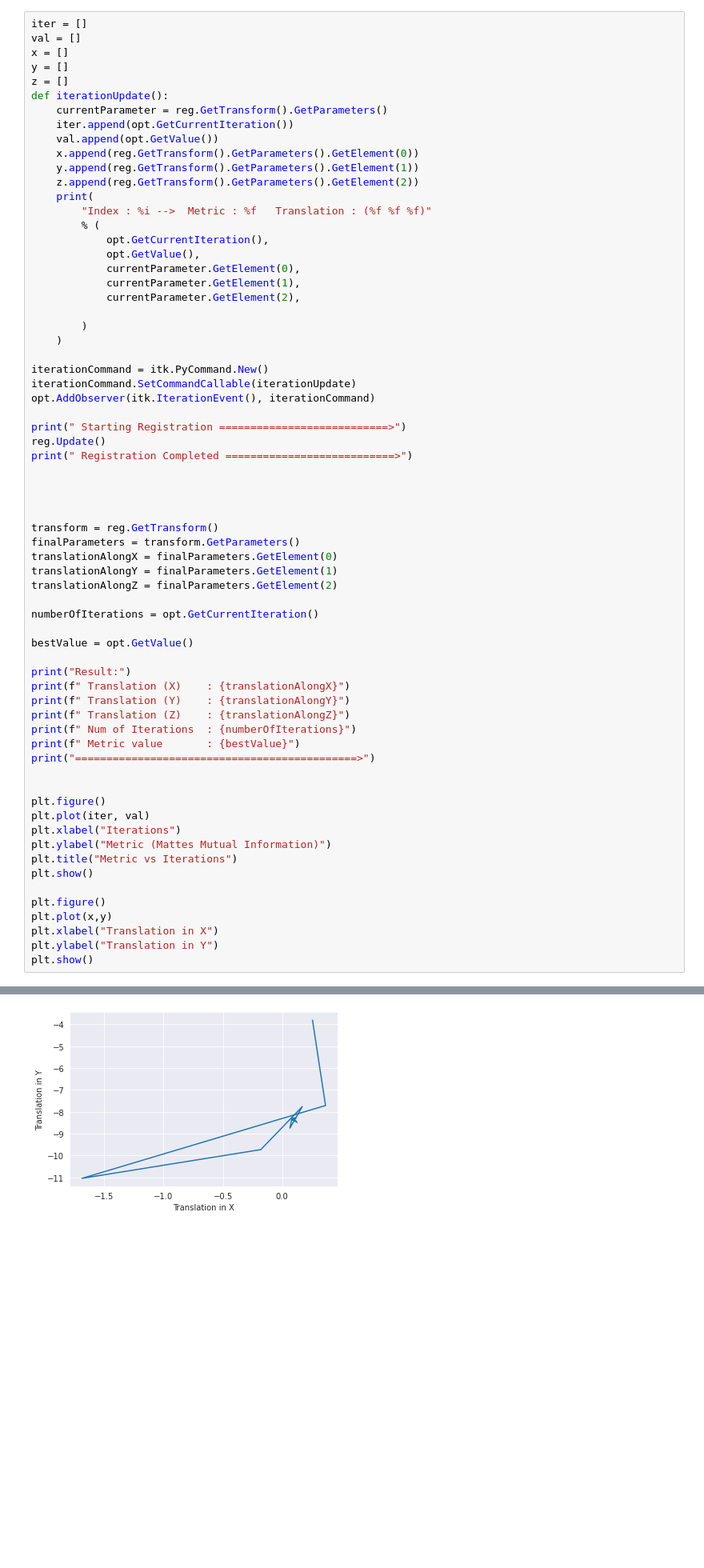
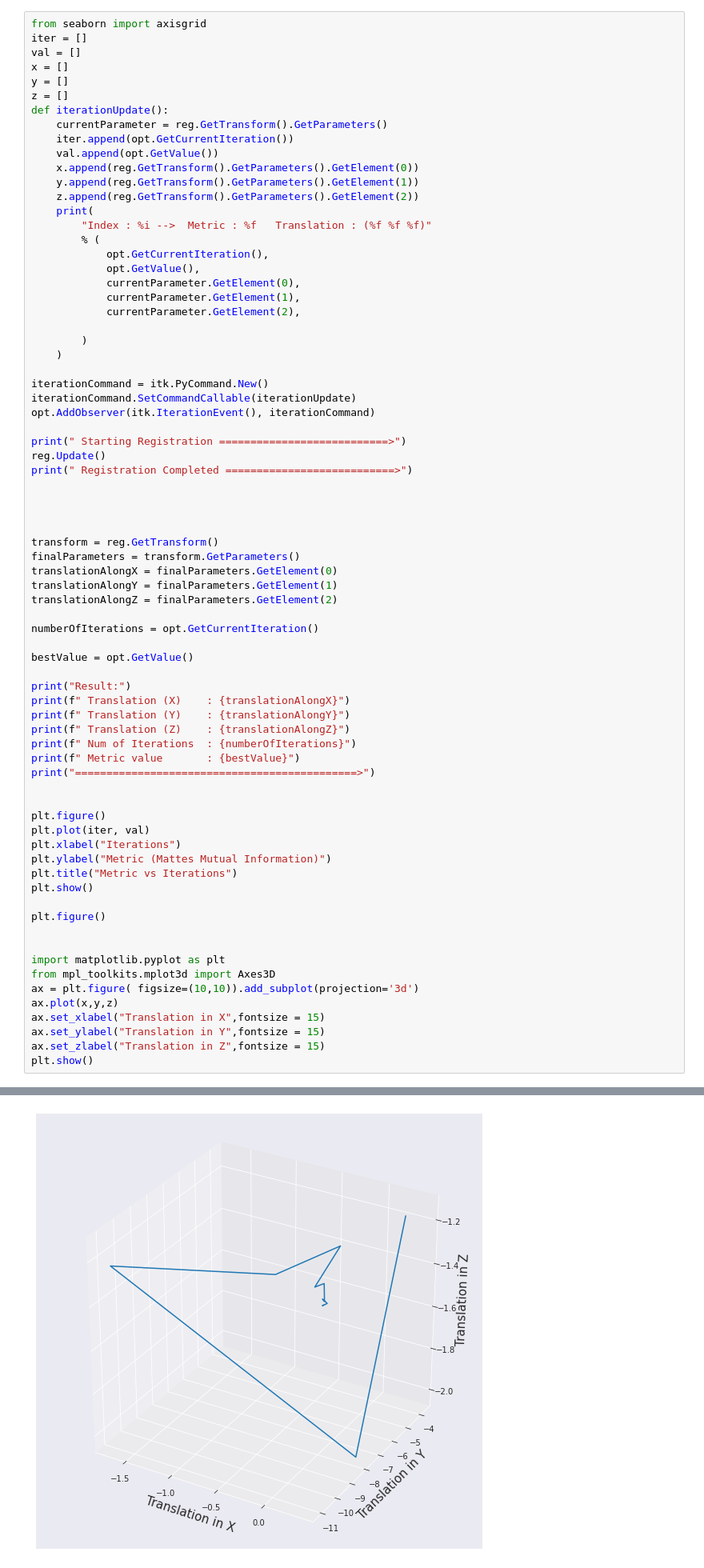
Before and after one commit to Jathurshan0330/Image-Registration-ITK, a Jupyter notebook: 170248G_Image_Registration.ipynb, the cells around one changed output, grey strips where cells are left out. Shown at 80% size. Saved outputs shown, nothing was run; the diff lists cells and outputs as text; blank space fills up the shorter version.

Commit message:
added plots

```diff
--- a/170248G_Image_Registration.ipynb
+++ b/170248G_Image_Registration.ipynb
@@ -145,6 +145,7 @@ reg.SetSmoothingSigmasPerLevel([0])       ###
 reg.SetShrinkFactorsPerLevel([1])         ###
 #------------------------------------
 # %%
+from seaborn import axisgrid
 iter = []
 val = []
 x = []
@@ -207,9 +208,15 @@ plt.title("Metric vs Iterations")
 plt.show()
 
 plt.figure()
-plt.plot(x,y)
-plt.xlabel("Translation in X")
-plt.ylabel("Translation in Y")
+
+
+import matplotlib.pyplot as plt
+from mpl_toolkits.mplot3d import Axes3D
+ax = plt.figure( figsize=(10,10)).add_subplot(projection='3d')
+ax.plot(x,y,z)
+ax.set_xlabel("Translation in X",fontsize = 15)
+ax.set_ylabel("Translation in Y",fontsize = 15)
+ax.set_zlabel("Translation in Z",fontsize = 15)
 plt.show()
 # %% [output]
  Starting Registration ===========================>
@@ -233,4 +241,4 @@ Index : 10 -->  Metric : -0.647313   Translation : (0.104698 -8.309891 -1.345408
-[figure, old version]
+[figure, new version]
 # %%
 CompositeTransformType = itk.CompositeTransform[itk.D, dim]
 outputCompositeTransform = CompositeTransformType.New()
```
Also changed, not shown: parts of 1 cell of this notebook.
